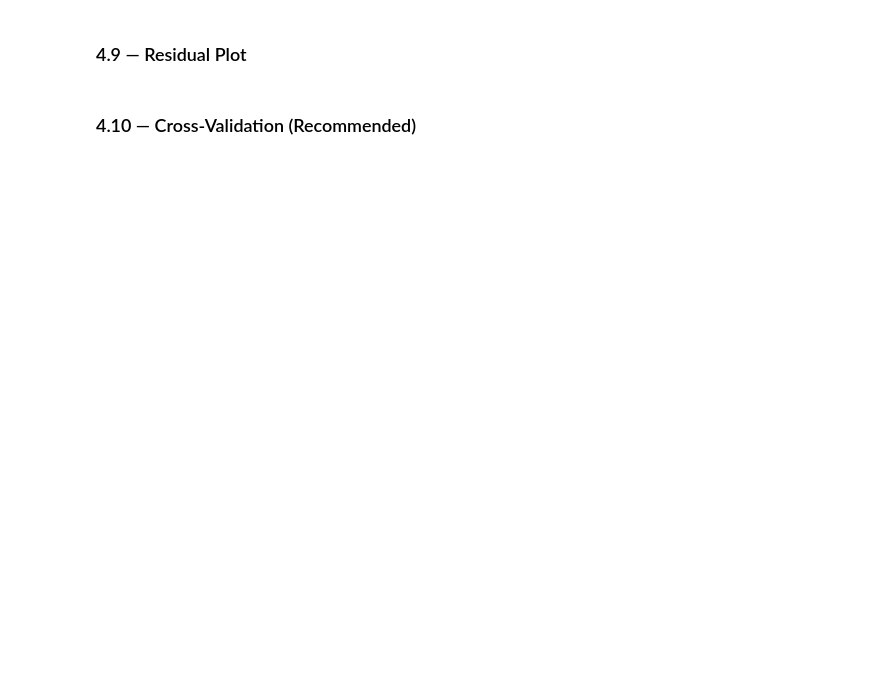
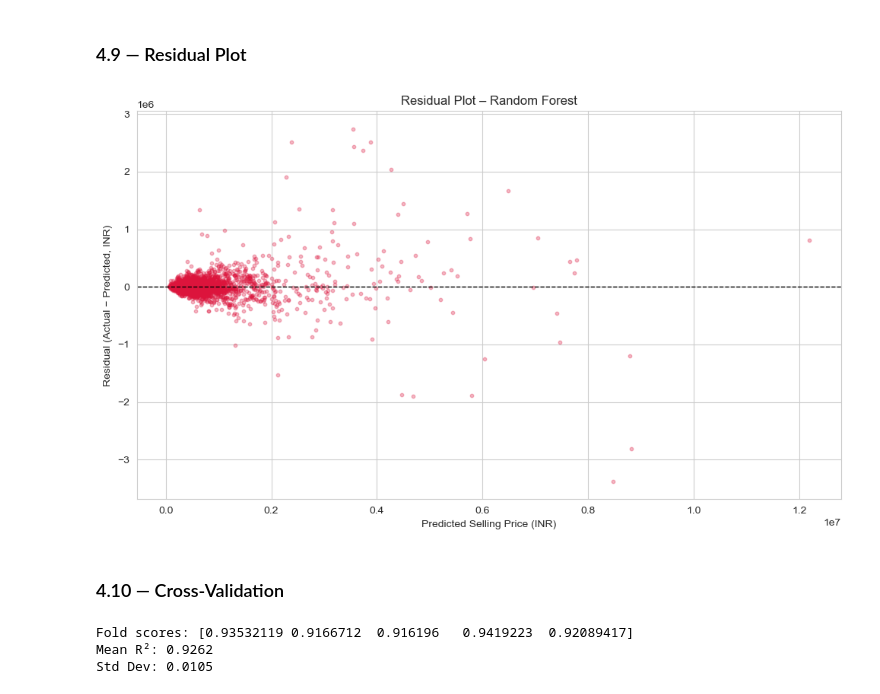
Before and after one commit to sufyan1105/Used-Car-Price-Prediction, a Jupyter notebook: used_car_price_predictor.ipynb, the cells around one changed output. Saved outputs shown, nothing was run; the diff lists cells and outputs as text; code cells hidden in the pictures; blank space fills up the shorter version.

```diff
--- a/used_car_price_predictor.ipynb
+++ b/used_car_price_predictor.ipynb
@@ -388,17 +403,29 @@ df_results
 # %% [markdown]
 ### 4.9 — Residual Plot
 # %%
-# HINT: Residuals = actual - predicted. Compute this for your best-performing model's
-# test predictions.
-# - Scatter plot: predicted values on x-axis, residuals on y-axis.
-# - Draw a horizontal reference line at 0 (matplotlib's axhline) — a well-fit model
-#   should show residuals scattered randomly around that line with no obvious pattern
-#   (a funnel or curve shape would signal a problem).
+y_test_real = np.expm1(y_test)
+random_preds_real = np.expm1(random_preds)
+residuals = y_test_real - random_preds_real
+
+plt.figure(figsize=(10, 6))
+plt.scatter(random_preds_real, residuals, alpha=0.3, s=10, color="crimson")
+plt.axhline(y=0, color="black", linestyle="--", linewidth=1)
+plt.xlabel("Predicted Selling Price (INR)")
+plt.ylabel("Residual (Actual − Predicted, INR)")
+plt.title("Residual Plot – Random Forest")
+plt.tight_layout()
+plt.show()
+# %% [output]
+[figure, added]
 # %% [markdown]
-### 4.10 — Cross-Validation (Recommended)
+### 4.10 — Cross-Validation
 # %%
-# HINT: sklearn's cross_val_score (already imported) does this in one call.
-# - Pass the full X and y (not the train split) — CV handles the splitting internally.
-# - cv=5 for 5-fold, scoring="r2".
-# - Report both the mean and the standard deviation of the fold scores — std tells you
-#   how stable the model's performance is across different subsets of data.
+cv_scores = cross_val_score(random_model, X, y, cv=5, scoring="r2")
+
+print("Fold scores:", cv_scores)
+print(f"Mean R²: {cv_scores.mean():.4f}")
+print(f"Std Dev: {cv_scores.std():.4f}")
+# %% [output]
+Fold scores: [0.93532119 0.9166712  0.916196   0.9419223  0.92089417]
+Mean R²: 0.9262
+Std Dev: 0.0105
```
Also changed, not shown: parts of 5 cells of this notebook.
